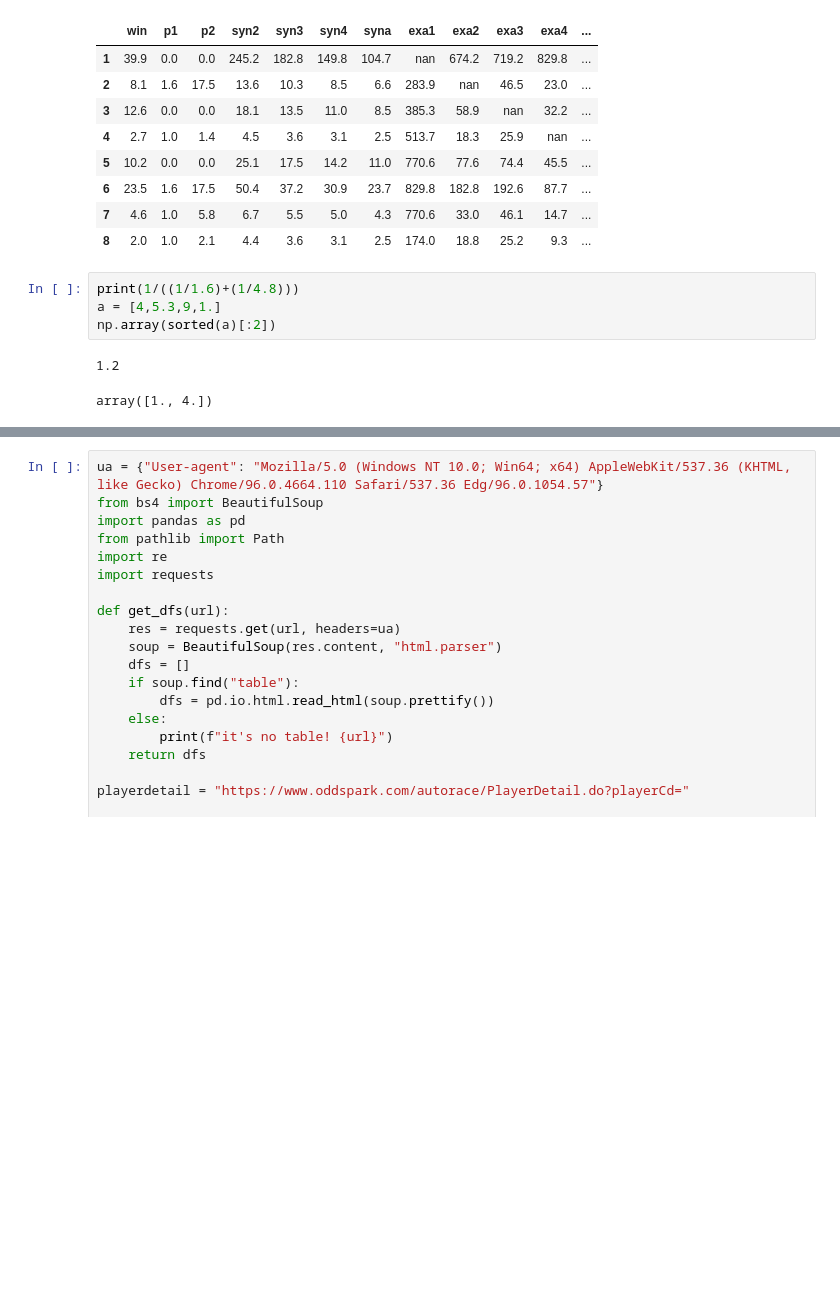
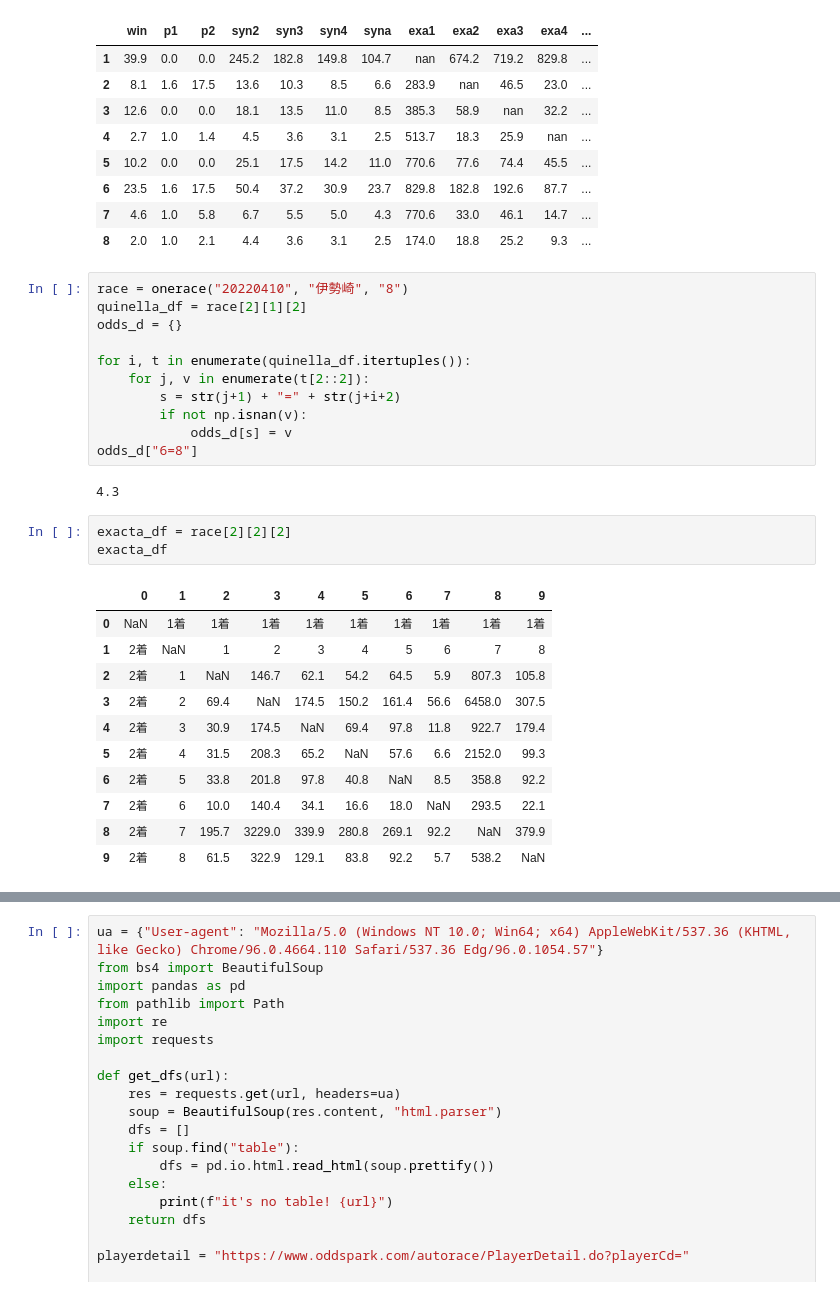
Before and after one commit to justgetwet/pygameauto, a Jupyter notebook: Untitled.ipynb, the cells around one changed output, grey strips where cells are left out. Saved outputs shown, nothing was run; the diff lists cells and outputs as text; blank space fills up the shorter version.

```diff
--- a/Untitled.ipynb
+++ b/Untitled.ipynb
@@ -49,9 +50,30 @@ df.style.background_gradient(cmap=cmap).set_precision(1)
 | 7 | 4.6 | 1.0 | 5.8 | 6.7 | 5.5 | 5.0 | 4.3 | 770.6 | 33.0 | 46.1 | 14.7 | ... |
 | 8 | 2.0 | 1.0 | 2.1 | 4.4 | 3.6 | 3.1 | 2.5 | 174.0 | 18.8 | 25.2 | 9.3 | ... |
 # %%
-print(1/((1/1.6)+(1/4.8)))
-a = [4,5.3,9,1.]
-np.array(sorted(a)[:2])
+race = onerace("20220410", "伊勢崎", "8")
+quinella_df = race[2][1][2]
+odds_d = {}
+
+for i, t in enumerate(quinella_df.itertuples()):
+    for j, v in enumerate(t[2::2]):
+        s = str(j+1) + "=" + str(j+i+2)
+        if not np.isnan(v):
+            odds_d[s] = v
+odds_d["6=8"]
 # %% [output]
-1.2
+4.3
-array([1., 4.])
+# %%
+exacta_df = race[2][2][2]
+exacta_df
+# %% [output]
+|  | 0 | 1 | 2 | 3 | 4 | 5 | 6 | 7 | 8 | 9 |
+| 0 | NaN | 1着 | 1着 | 1着 | 1着 | 1着 | 1着 | 1着 | 1着 | 1着 |
+| 1 | 2着 | NaN | 1 | 2 | 3 | 4 | 5 | 6 | 7 | 8 |
+| 2 | 2着 | 1 | NaN | 146.7 | 62.1 | 54.2 | 64.5 | 5.9 | 807.3 | 105.8 |
+| 3 | 2着 | 2 | 69.4 | NaN | 174.5 | 150.2 | 161.4 | 56.6 | 6458.0 | 307.5 |
+| 4 | 2着 | 3 | 30.9 | 174.5 | NaN | 69.4 | 97.8 | 11.8 | 922.7 | 179.4 |
+| 5 | 2着 | 4 | 31.5 | 208.3 | 65.2 | NaN | 57.6 | 6.6 | 2152.0 | 99.3 |
+| 6 | 2着 | 5 | 33.8 | 201.8 | 97.8 | 40.8 | NaN | 8.5 | 358.8 | 92.2 |
+| 7 | 2着 | 6 | 10.0 | 140.4 | 34.1 | 16.6 | 18.0 | NaN | 293.5 | 22.1 |
+| 8 | 2着 | 7 | 195.7 | 3229.0 | 339.9 | 280.8 | 269.1 | 92.2 | NaN | 379.9 |
+| 9 | 2着 | 8 | 61.5 | 322.9 | 129.1 | 83.8 | 92.2 | 5.7 | 538.2 | NaN |
```
Also changed, not shown: parts of 3 cells of this notebook, 2 other files.
